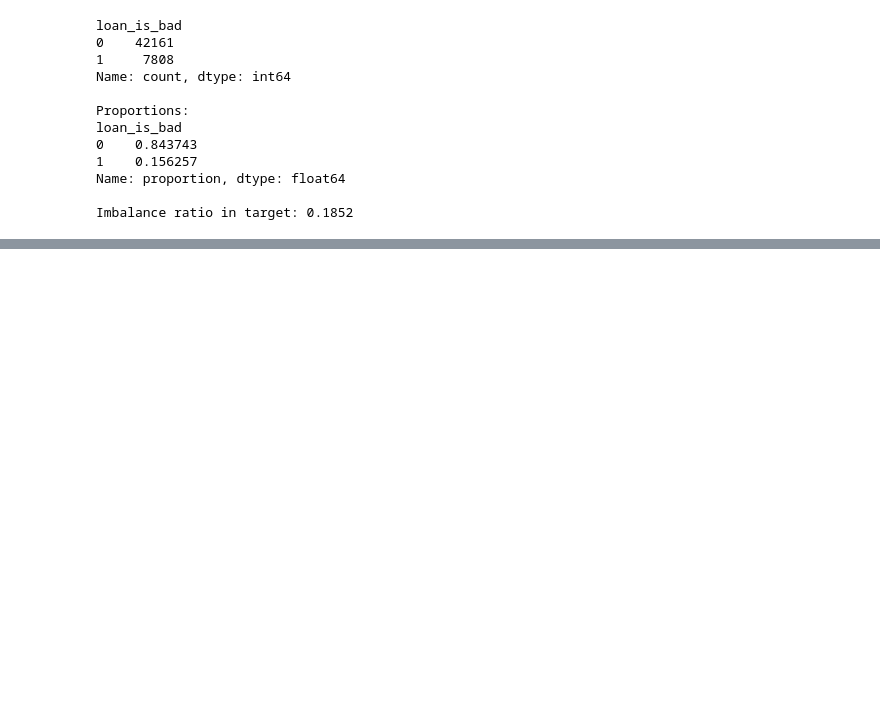
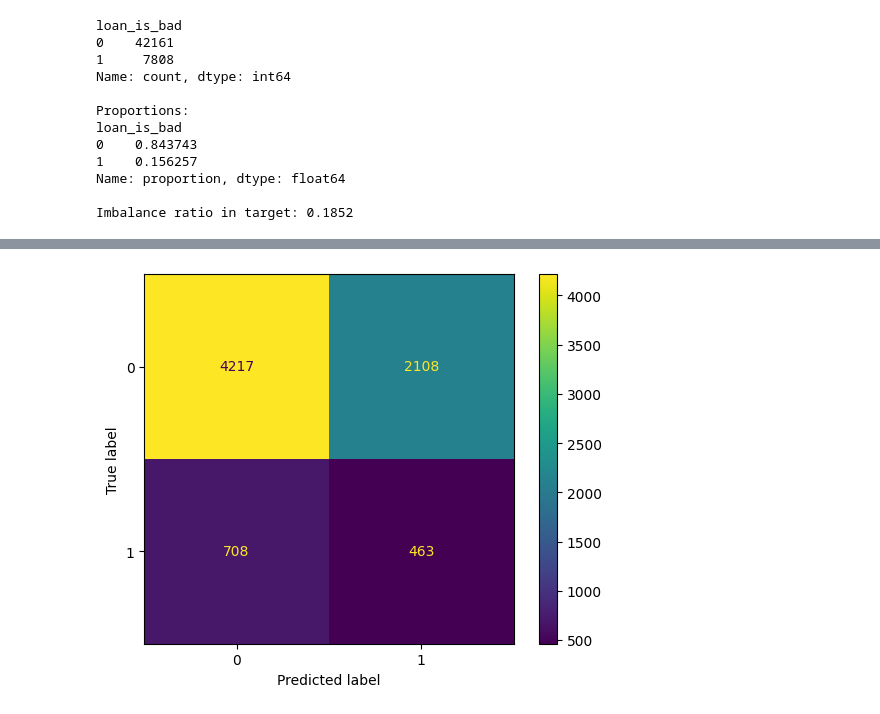
Before and after one commit to katherinexxxl/ADA-Assignment-Group-36, a Jupyter notebook: Advanced_Data_Analytics_Group36_Q3.ipynb, the cells around one changed output, grey strips where cells are left out. Drawn from its saved outputs; the diff is of its cells as text; code cells hidden in the pictures; blank space fills up the shorter version.

```diff
--- a/Advanced_Data_Analytics_Group36_Q3.ipynb
+++ b/Advanced_Data_Analytics_Group36_Q3.ipynb
@@ -422,8 +417,8 @@ Test Accuracy: 73.51%
 # %%
-# Improving the model (added another layer)
-class LoansModel_v2(nn.Module):
+# Improving the model (adding a few more layers)
+class LoansModel(nn.Module):
     def __init__(self, input_dim, num_classes, dropout_rate=0.2):
-        super(LoansModel_v2, self).__init__()
+        super(LoansModel, self).__init__()
 
         self.network = nn.Sequential(
             # Layer 1
@@ -451,12 +446,14 @@ class LoansModel_v2(nn.Module):
     def forward(self, x):
         return self.network(x)
 # %%
-# Initialize the improved model, loss function, and optimizer
-model_v2 = LoansModel_v2(input_dim=X_train.shape[1], num_classes=2).to(device)
+# Re-initialize the model, loss function, and optimizer
+model = LoansModel(input_dim=X_train.shape[1], num_classes=2).to(device)
 
-# Lowering learning rate from 0.001 to 0.0005
-optimizer_v2 = optim.AdamW(model_v2.parameters(), lr=0.0005, weight_decay=1e-4)
+criterion = nn.CrossEntropyLoss()
 
-# Increased patience in learning rate decay from 5 to 15
-scheduler_v2 = optim.lr_scheduler.ReduceLROnPlateau(optimizer, mode='min', factor=0.5, patience=15)
+# Switching optimiser to SGD and lowering the learning rate from 0.001 to 0.0001
+optimizer = optim.SGD(model.parameters(), lr=0.0001, weight_decay=1e-4)
+
+# Increasing the patience from 5 to 10
+scheduler = optim.lr_scheduler.ReduceLROnPlateau(optimizer, mode='min', factor=0.5, patience=10)
 # %%
@@ -538,50 +528,51 @@ Early stopping triggered at epoch 16
 # %%
-# Model Evaluation v2 (Confusion Matrix & Important Metrics)
-all_preds_v2 = []
-all_labels_v2 = []
+# Model Evaluation for improved model (Confusion Matrix & Important Metrics)
+all_preds = []
+all_labels = []
 
 with torch.no_grad():
     for inputs, labels in test_loader:
         inputs, labels = inputs.to(device), labels.to(device)
-        outputs_v2 = model_v2(inputs)
+        outputs = model(inputs)
         _, predicted = torch.max(outputs.data, 1)
 
         # Collect predictions and true labels for confusion matrix
-        all_preds_v2.extend(predicted.cpu().numpy()) # predictions
-        all_labels_v2.extend(labels.cpu().numpy()) # actual
+        all_preds.extend(predicted.cpu().numpy()) # predictions
+        all_labels.extend(labels.cpu().numpy()) # actual
 
 # Calculate specific metrics
-accuracy_v2 = accuracy_score(all_labels, all_preds)
-precision_v2 = precision_score(all_labels, all_preds)
-recall_v2 = recall_score(all_labels, all_preds)
-f_v2 = f1_score(all_labels, all_preds)
+accuracy = accuracy_score(all_labels, all_preds)
+precision = precision_score(all_labels, all_preds)
+recall = recall_score(all_labels, all_preds)
+f1 = f1_score(all_labels, all_preds)
 
-print(f"\nMetrics for improved model:")
-print(f"Accuracy: {accuracy_v2:.4f}")
-print(f"Precision: {precision_v2:.4f}")
-print(f"Recall (Sensitivity): {recall_v2:.4f}")
-print(f"F1-Score: {f1_v2:.4f}")
+print(f"\nMetrics for model evaluation:")
+print(f"Accuracy: {accuracy:.4f}")
+print(f"Precision: {precision:.4f}")
+print(f"Recall (Sensitivity): {recall:.4f}")
+print(f"F1-Score: {f1:.4f}")
 
 # Classification report
 print("\nClassification Report:")
-print(classification_report(all_labels_v2, all_preds_v2, target_names=["0", "1"]))
+print(classification_report(all_labels, all_preds, target_names=["0", "1"]))
 
 # Confusion matrix
-cm_v2 = confusion_matrix(all_labels_v2, all_preds_v2)
-tn_v2, fp_v2, fn_v2, tp_v2 = cm.ravel()
+cm = confusion_matrix(all_labels, all_preds)
+tn, fp, fn, tp = cm.ravel()
 
 # Custom credit / loan metrics
-approval_rate_v2 = (fn_v2 + tn_v2) / (tp_v2 + f_v2 + tn_v2 + fn_v2)
-default_rate_approved_v2 = fn_v2 / (tn_v2 + fn_v2) if (tn_v2 + fn_v2) > 0 else 0
-fnr_v2 = fn_v2 / (fn_v2 + tp_v2) if (fn_v2 + tp_v2) > 0 else 0
+approval_rate = (fn + tn) / (tp + fp + tn + fn)
+default_rate_approved = fn / (tn + fn) if (tn + fn) > 0 else 0
+fnr = fn / (fn + tp) if (fn + tp) > 0 else 0
 
 print(f"\nImportant loan metrics:")
-print(f"Approval Rate: {approval_rate_v2:.4f}")
-print(f"Default Rate (Approved):{default_rate_approved_v2:.4f}")
-print(f"False Negative Rate: {fnr_v2:.4f}")
-print(f"Loss: {fn_v2:.4f}")
+print(f"Approval Rate: {approval_rate:.4f}")
+print(f"Default Rate (Approved):{default_rate_approved:.4f}")
+print(f"False Negative Rate: {fnr:.4f}")
+print(f"Loss: {fn:.4f}")
 
 # Display confusion matrix
-cm_display_v2 = ConfusionMatrixDisplay(cm_v2, display_labels=[0, 1])
-cm_display_v2.plot()
+cm_display = ConfusionMatrixDisplay(cm, display_labels=[0, 1])
+cm_display.plot()
 plt.show()
+# %% [output]
@@ -588 +596,2 @@ plt.show()
+[figure, added]
 # %%
```
Also changed, not shown: parts of 8 cells of this notebook.
